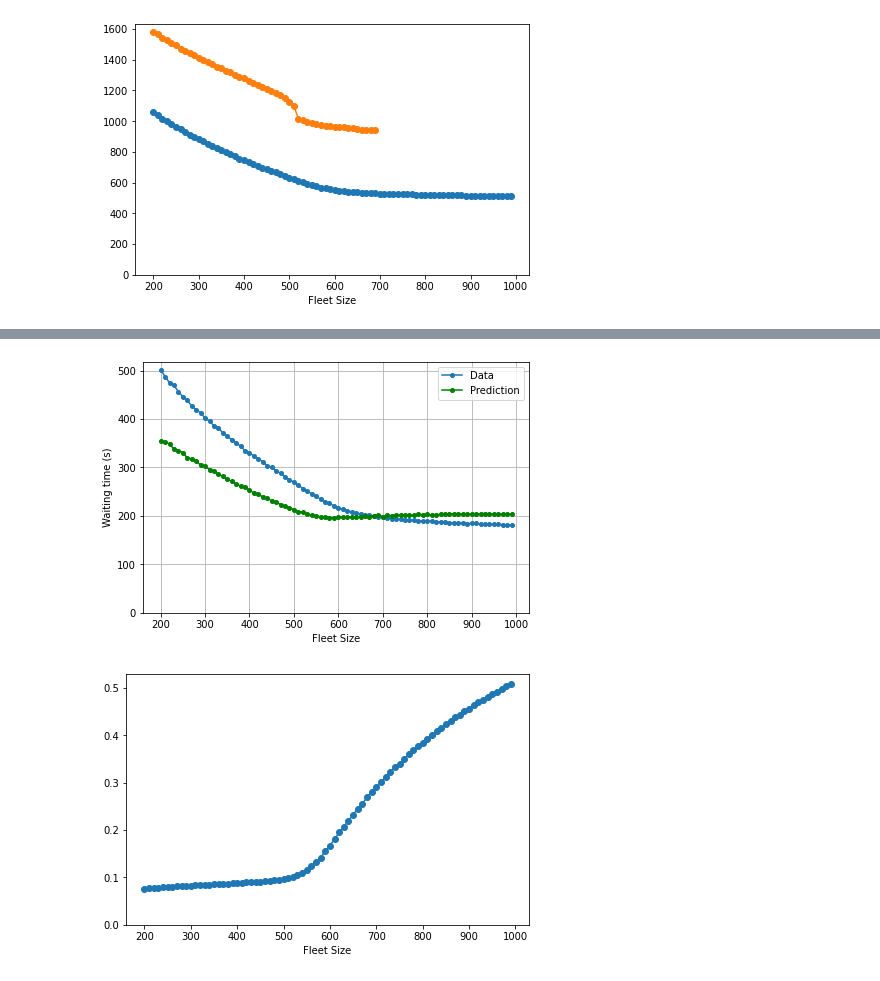
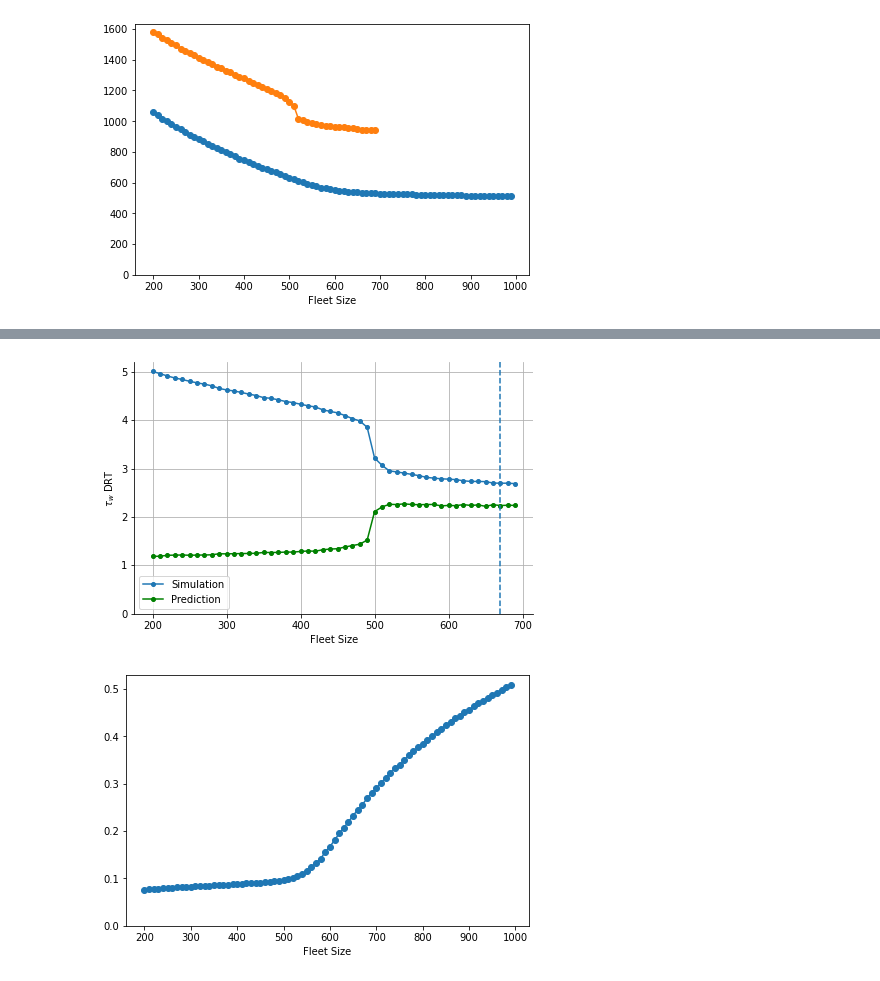
Before and after one commit to poss-group/matsim-bimodal-1, a Jupyter notebook: python_analysis/VaryFleetSizeNewFormatDrtSingle.ipynb, the cells around one changed output, grey strips where cells are left out. Cells and saved outputs as stored; diff of their text form; code cells hidden in the pictures.

```diff
--- a/python_analysis/VaryFleetSizeNewFormatDrtSingle.ipynb
+++ b/python_analysis/VaryFleetSizeNewFormatDrtSingle.ipynb
@@ -16,9 +16,9 @@ def readData(path):
     if os.path.isfile(saved_path):
         df = pd.read_pickle(saved_path)
     else:
-        cols = ["drt", "occupancy", "detour", "servability", "req_mean_dist", "drt_travel_time_normalized",
-        "drt_wait_time_normalized", "drt_distance", "cummulative_dist_drt",
-        "cummulative_dist_drt_unshared", "pkm_drt"]
+        cols = ["drt", "occupancy", "occupancy_all", "detour", "servability", "req_mean_dist", "drt_travel_time_normalized",
+        "drt_ride_time", "drt_wait_time_normalized", "drt_distance", "cummulative_dist_drt",
+        "cummulative_dist_drt_unshared", "pkm_drt", "drt_wait_time","drt_wait_time_median", "travel_time_unshared"]
 
         bim_dirs = getDirs(path, ["dist", "frac_comm_orig_dest", "drt", "unimodal"], ["2000", None, None, None])
         df = pd.DataFrame(np.full((len(bim_dirs), len(cols)), np.nan), columns=cols)
@@ -29,6 +29,7 @@ def readData(path):
                 row["drt"] = int(e[2])
                 dic = e[-1]
                 row.loc["occupancy"], _ = getDrtOccupandyAndStandingFrac(dic, False, False)
+                row.loc["occupancy_all"], _ = getDrtOccupandyAndStandingFrac(dic, False, True)
                 df_detour = getDrtDetours(dic)
                 row.loc["detour"] = df_detour["distanceDetour"].mean()
                 trip_succ = getTripSuccess(dic)
@@ -40,7 +41,13 @@ def readData(path):
                 row.loc["cummulative_dist_drt_unshared"] = drt_trips["direcTravelDistance_m"].sum()
                 df_detour = df_detour.set_index("person")
                 row.loc["drt_wait_time_normalized"] = (drt_trips_perperson["waitTime"]/df_detour["unsharedTime"]).mean()
-                row.loc["drt_travel_time_normalized"] = (drt_trips_perperson["travelTime"]/df_detour["unsharedTime"]).mean()
+                row.loc["travel_time_unshared"] = df_detour["unsharedTime"].mean()
+                row.loc["drt_wait_time"] = drt_trips_perperson["waitTime"].mean()
+                row.loc["drt_wait_time_median"] = drt_trips_perperson["waitTime"].median()
+                drt_travel_time = drt_trips_perperson["travelTime"] + drt_trips_perperson["waitTime"]
+                row.loc["drt_travel_time_normalized"] = (drt_travel_time/df_detour["unsharedTime"]).mean()
+                row.loc["drt_ride_time"] = drt_trips_perperson["travelTime"].mean() # Travel Time in DRT contrib
+                # is ride time in matsim convention
                 row.loc["drt_distance"] = drt_trips_perperson["travelDistance_m"].mean()
                 _, row.loc["pkm_drt"] = getModeStats(dic, [], ["drt"])
             except KeyError:
@@ -223,0 +238,5 @@ plt.show()
+# %%
+idx = 0
+data = dataset[idx]
+print(betas[idx])
+display(data)
@@ -282,29 +335,46 @@ plt.show()
+# %%
+fleet_apr_no_rej = data["drt"].to_numpy()[np.nonzero(np.isclose(data["servability"].to_numpy(), 1, atol=0.01))[0][0]]
 # %%
+%matplotlib inline
 fig, ax = plt.subplots(constrained_layout=True)
 
 def fitFunc(x,a, b, c):
     return a*np.exp(-b*x)+c
 
 # popt, pcov = curve_fit(fitFunc, fleet_list, wait_times_rescaled)
+v_drt = (30/3.6)
+drt_rt = data["detour"]*req_mean_dist/v_drt
+drt_rt = data["drt_ride_time"]
+drt_rt = req_mean_dist / v_drt
+drt_rt_norm = data["detour"]#*data["req_mean_dist"].mean()/v_drt
+# drt_rt_norm = data["drt_ride_time"] / data["travel_time_unshared"].mean()
+drt_wait_norm = data["drt_wait_time"] / data["travel_time_unshared"].mean()
 
 #Normalize by TT for private car
-ax.plot(fleet_list, wait_times_rescaled, 'o-', ms=4, label="Data")
-ax.plot(fleet_list, av_drt_occs_non_standing*drt_rt/3, "o-", ms=4, color="green", label="Prediction")
+ax.plot(data["drt"], drt_wait_norm, 'o-', ms=4, label="Simulation")
+ax.plot(data["drt"], data["occupancy"]*drt_rt_norm/3, "o-", ms=4, color="green", label="Prediction")
+# ax.plot(data["drt"], data["drt_wait_time"], 'o-', ms=4, label="Data")
+# ax.plot(data["drt"], data["occupancy"]*drt_rt/3, "o-", ms=4, color="green", label="Prediction")
+# ax.plot(data["drt"], data["drt_ride_time"], "o-", ms=4)
+# ax.plot(data["drt"], drt_rt, "o-", ms=4, color="green", label="Prediction")
 # ax.plot(fleet_list2, wait_times_rescaled2, 'o-')
 # ax.plot(fleet_list, fitFunc(fleet_list, *popt))
 # print(popt)
+ax.axvline(fleet_apr_no_rej, ls="--")
 
 ax.set_xlabel("Fleet Size")
-ax.set_ylabel("Waiting time (s)")
+ax.set_ylabel(r"$\tau_w$ DRT")
 ax.set_ylim(0,None)
+ax.spines["right"].set_visible(False)
+ax.spines["top"].set_visible(False)
 ax.grid()
 ax.legend()
 
-# fig.savefig("figures/DrtWaitingTimeCompUnimodal", dpi=300)
+fig.savefig("Figures/DrtWaitingTimeCompUnimodal.pgf")
 
 plt.show()
 # %% [output]
-[figure, old version]
+[figure, new version]
 # %%
 fig, ax = plt.subplots(constrained_layout=True)
 
```
Also changed, not shown: parts of 9 cells of this notebook, 9 other files.
